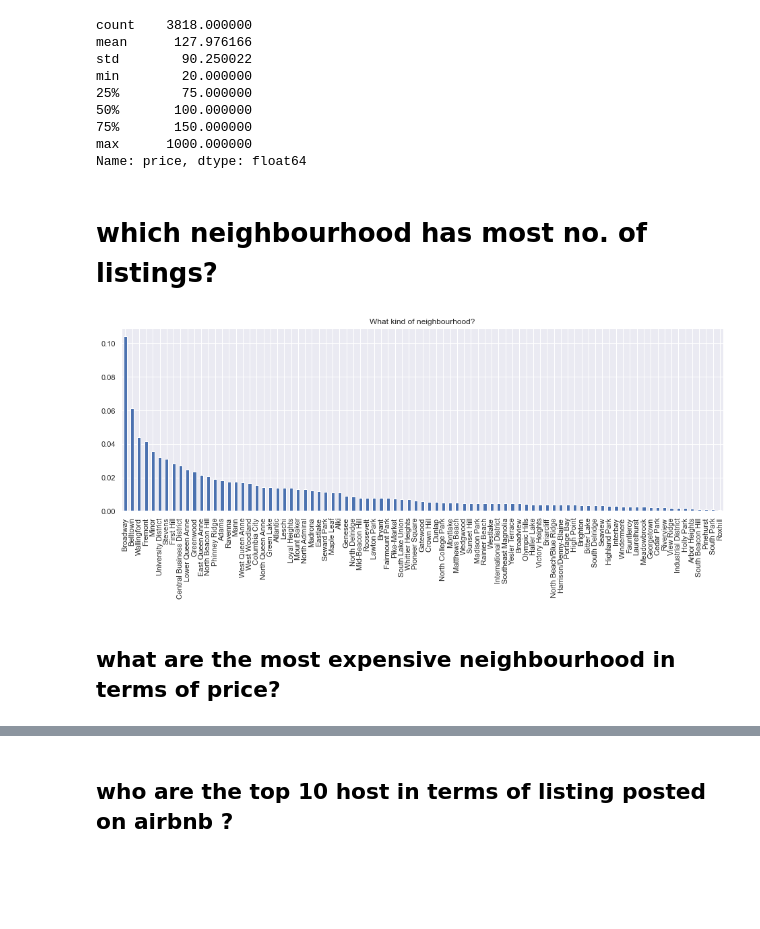
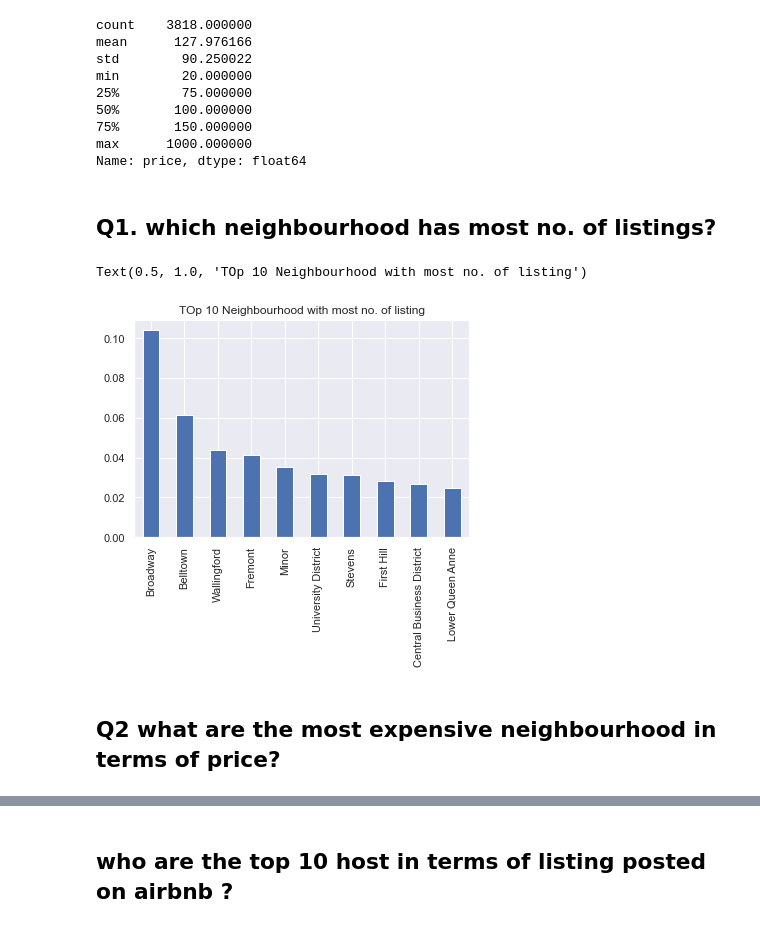
Before and after one commit to rachana-bisht/Airbnb-Seattle, a Jupyter notebook: seattle_airbnb.ipynb, the cells around one changed output, grey strips where cells are left out. Cells and saved outputs as stored; diff of their text form; code cells hidden in the pictures; blank space fills up the shorter version.

```diff
--- a/seattle_airbnb.ipynb
+++ b/seattle_airbnb.ipynb
@@ -143,12 +173,14 @@ min        20.000000
 max      1000.000000
 Name: price, dtype: float64
 # %% [markdown]
-# which neighbourhood has most  no. of listings?
+## Q1. which neighbourhood has most  no. of listings?
 # %%
-neighbourhood = listing.neighbourhood_cleansed.value_counts()
+n=10
+neighbourhood = listing.neighbourhood_cleansed.value_counts().head(n)
 (neighbourhood/len(listing.neighbourhood_cleansed)).plot(kind="bar");
-plt.title("Neighbourhood with most no. of listing")
+plt.title("TOp 10 Neighbourhood with most no. of listing")
 # %% [output]
+Text(0.5, 1.0, 'TOp 10 Neighbourhood with most no. of listing')
-[figure, old version]
+[figure, new version]
 # %% [markdown]
-## what are the most expensive neighbourhood in terms of price?
+## Q2 what are the most expensive neighbourhood in terms of price?
```
Also changed, not shown: parts of 72 cells of this notebook.
